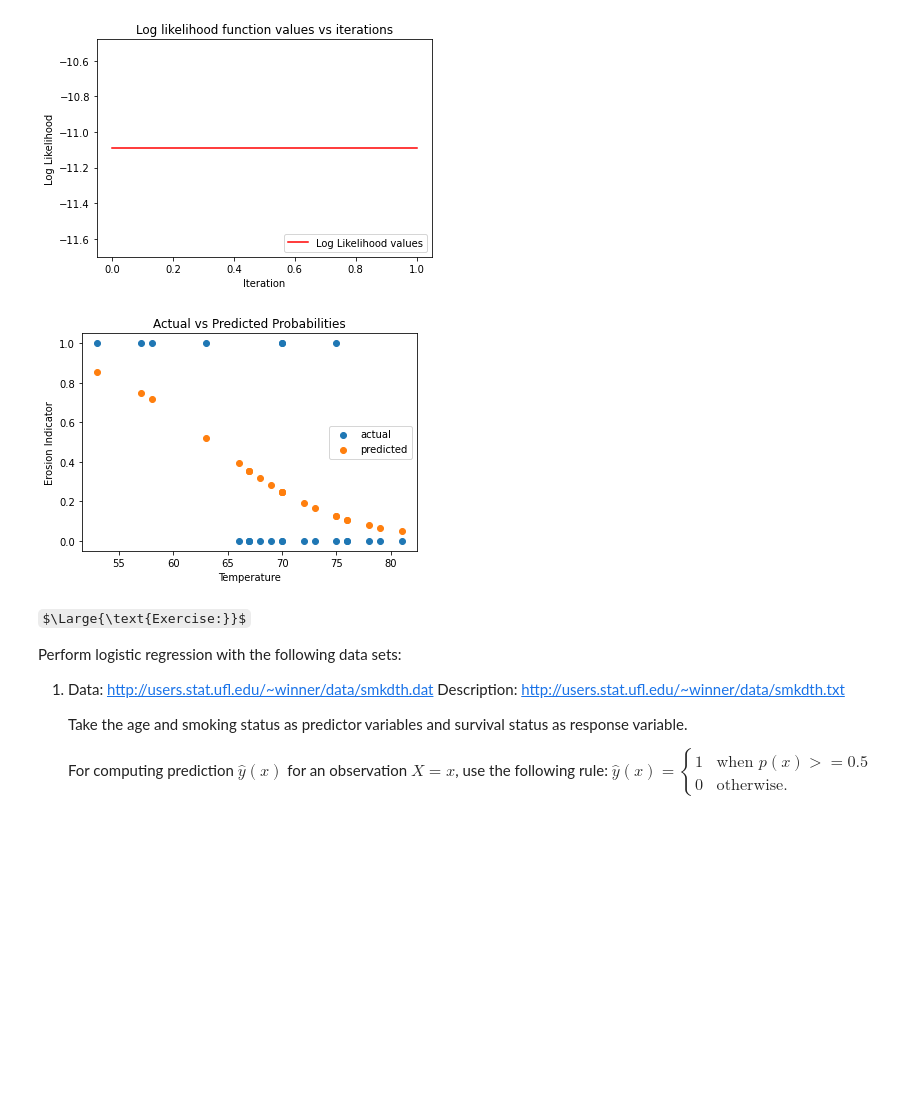
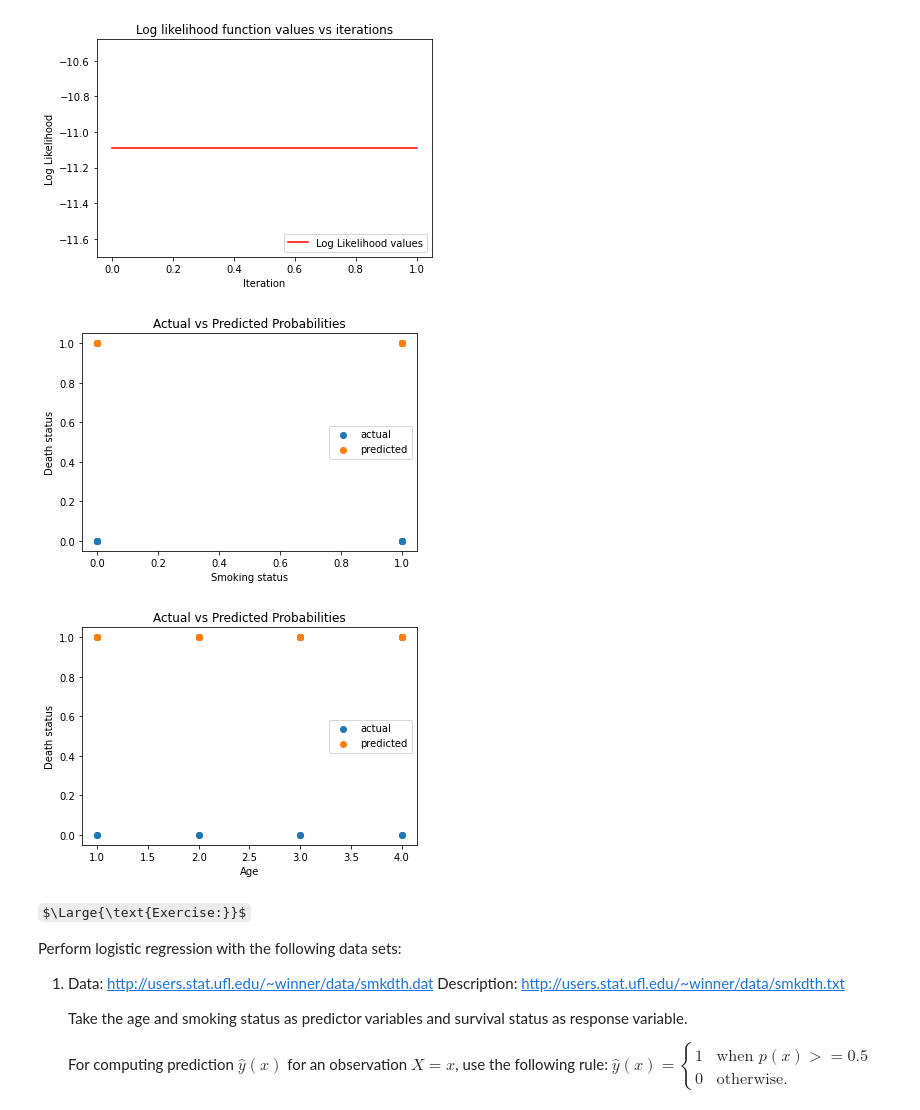
Before and after one commit to vinodnbhat/AIML-CEP-2021-Assignments, a Jupyter notebook: CEP_Logistic_Regression_Asgn1.ipynb, the cells around one changed output. Drawn from its saved outputs; the diff is of its cells as text; code cells hidden in the pictures; some formulas as TeX source; blank space fills up the shorter version.

```diff
--- a/CEP_Logistic_Regression_Asgn1.ipynb
+++ b/CEP_Logistic_Regression_Asgn1.ipynb
@@ -439,26 +439,41 @@ Final: k:  0  beta_0: 0.0  beta_1: 0.0  beta_2: 0.0  grad norm: 0.0 log likeliho
 # %%
 #It would be useful to check the acutal y_i values against the predicted probabilities \hat{y}_i
 
-predicted_probabilities = []
+predicted_death_status = []
 for i in range(n):
     x1_i = float(data.iat[i,0]) #access element at Smoking status column
     x2_i = float(data.iat[i,1]) #access element at Smoking status column
     y_i = float(data.iat[i,2]) #access element at Death status column
     p_i = 1.0/(1.0+np.exp(-beta_0 - beta_1*x1_i - beta_2*x2_i)) #probability with the current beta_0, beta_1
-    predicted_probabilities.append(p_i)
+    if p_i >= 0.5:
+      pds_i = 1
+    else:
+      pds_i = 0
+    predicted_death_status.append(pds_i)
 
 
 plt.scatter(data['Smoking status'], data['Death status'],label='actual')
-plt.scatter(data['Smoking staus'], predicted_probabilities,label='predicted')
+plt.scatter(data['Smoking status'], predicted_death_status,label='predicted')
 
 plt.title("Actual vs Predicted Probabilities")
 plt.xlabel("Smoking status")
 plt.ylabel("Death status")
 plt.legend(loc='center right')
 #plt.grid()
 plt.show()
+
+plt.scatter(data['Age'], data['Death status'],label='actual')
+plt.scatter(data['Age'], predicted_death_status,label='predicted')
+
+plt.title("Actual vs Predicted Probabilities")
+plt.xlabel("Age")
+plt.ylabel("Death status")
+plt.legend(loc='center right')
+#plt.grid()
+plt.show()
 # %% [output]
-[figure, old version]
+[figure, new version]
+[figure, added]
 # %% [markdown]
 $\Large{\text{Exercise:}}$
 
```
